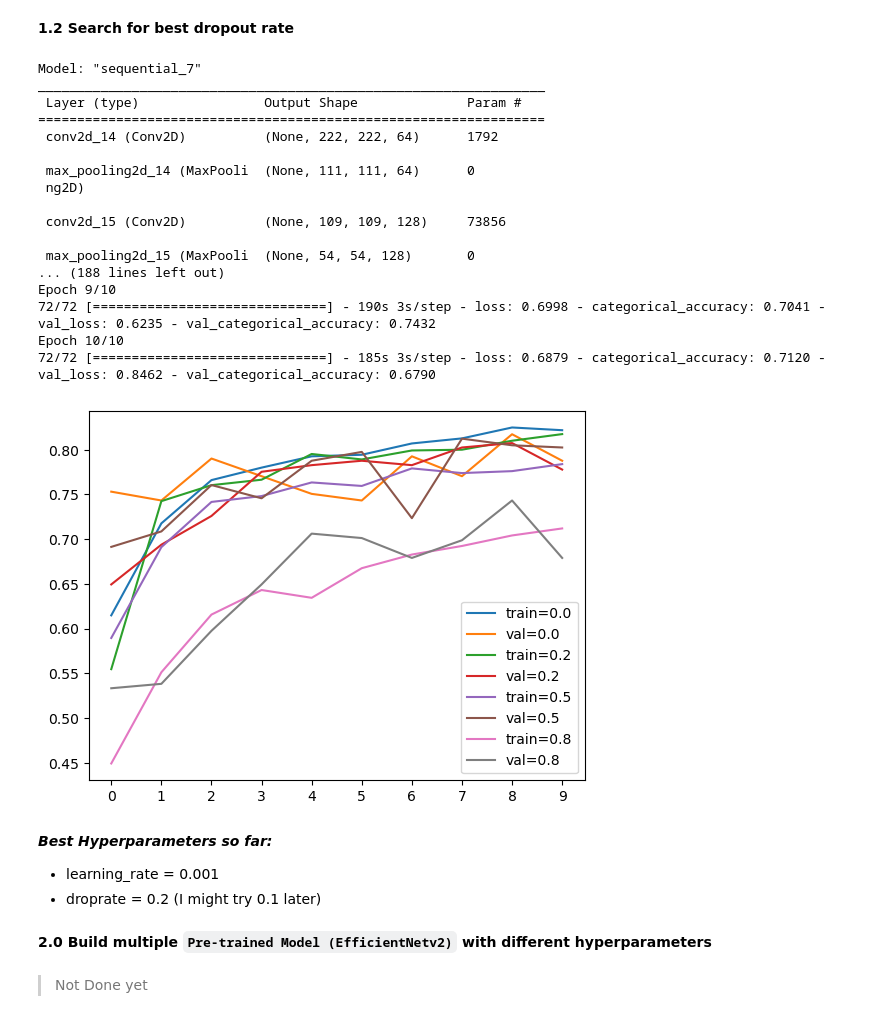
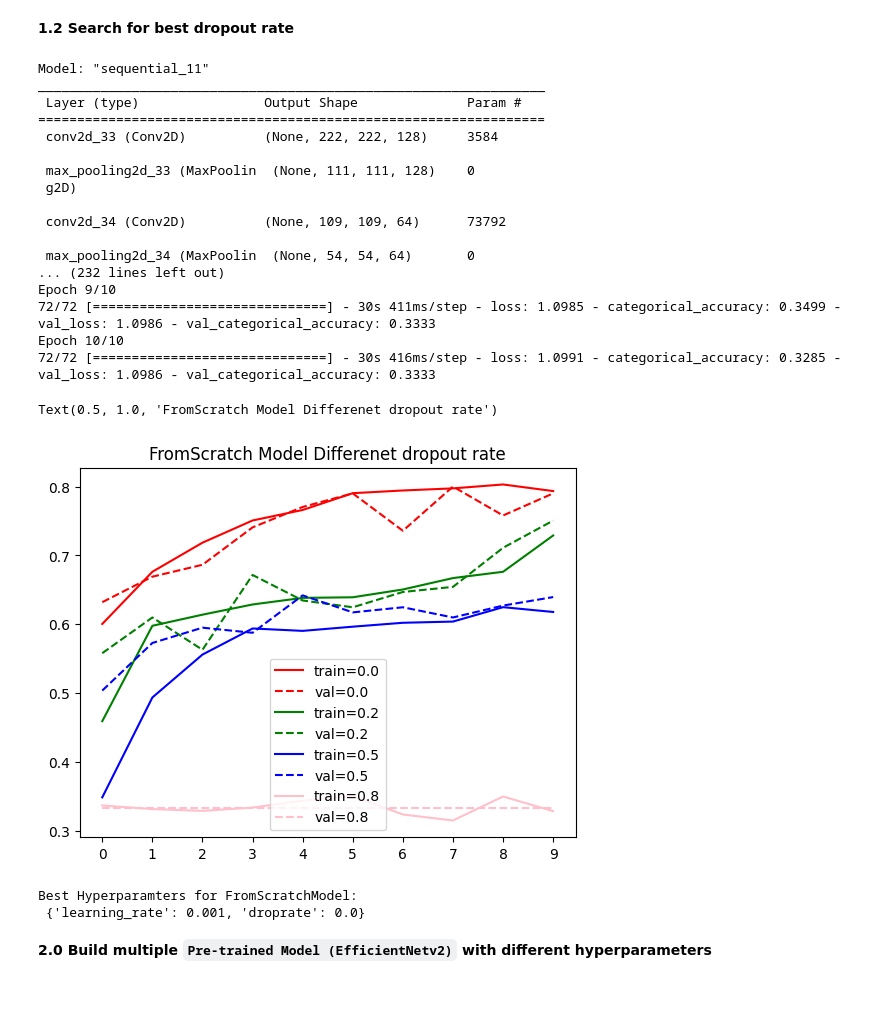
Before and after one commit to M7Saad/SIC-Project, a Jupyter notebook: code.ipynb, the cells around one changed output. Drawn from its saved outputs; the diff is of its cells as text; code cells hidden in the pictures; blank space fills up the shorter version.

Commit message:
completed the hyperparameters search

```diff
--- a/code.ipynb
+++ b/code.ipynb
@@ -350,8 +310,11 @@ Epoch 10/10
 # %%
-for lr, hist in scores.items():
-    plt.plot(hist["categorical_accuracy"], label=(f"train={lr}"))
-    plt.plot(hist["val_categorical_accuracy"], label=(f"val={lr}"))
+colors = ["red", "green", "blue","pink"]
+for i,(lr, hist) in enumerate(scores.items()):
+    plt.plot(hist["categorical_accuracy"], label=(f"train={lr}"),color=colors[i])
+    plt.plot(hist["val_categorical_accuracy"], label=(f"val={lr}"),linestyle='dashed',color=colors[i])
 
 plt.xticks(np.arange(10))
 plt.legend()
+plt.title('FromScratch Model Differenet Learning rate')
+plt.show()
 # %% [output]
@@ -361,10 +324,12 @@ plt.legend()
 del scores[0.1]
 del scores[0.01]
 
-for lr, hist in scores.items():
-    plt.plot(hist["categorical_accuracy"], label=(f"train={lr}"))
-    plt.plot(hist["val_categorical_accuracy"], label=(f"val={lr}"))
+for i,(lr, hist) in enumerate(scores.items()):
+    plt.plot(hist["categorical_accuracy"], label=(f"train={lr}"),color=colors[i])
+    plt.plot(hist["val_categorical_accuracy"], label=(f"val={lr}"),linestyle='dashed',color=colors[i])
 
 plt.xticks(np.arange(10))
 plt.legend()
+plt.title('FromScratch Model Differenet Learning rate')
+plt.show()
 # %% [output]
@@ -372,37 +337,40 @@ plt.legend()
 # %% [markdown]
 **1.2 Search for best dropout rate**
 # %%
-learning_rate = 0.001  # best lr so far
+FromScratch={} #stores the best hyperparamter for FromScratchModel
+FromScratch["learning_rate"] = 0.001  # best lr so far
 scores = {}
 
 for droprate in [0.0, 0.2, 0.5, 0.8]:
-    model = get_builtFromScartchModel(lr=learning_rate, dropout_rate=droprate)
+    model = get_builtFromScartchModel(lr=FromScratch["learning_rate"], dropout_rate=droprate)
     history = model.fit(train_ds, epochs=EPOCHS, validation_data=val_ds)
     scores[droprate] = history.history
 # %% [output]
-Model: "sequential_7"
+Model: "sequential_11"
 _________________________________________________________________
  Layer (type)                Output Shape              Param #
 =================================================================
- conv2d_14 (Conv2D)          (None, 222, 222, 64)      1792
+ conv2d_33 (Conv2D)          (None, 222, 222, 128)     3584
 
- max_pooling2d_14 (MaxPooli  (None, 111, 111, 64)      0
- ng2D)
+ max_pooling2d_33 (MaxPoolin  (None, 111, 111, 128)    0
+ g2D)
 
- conv2d_15 (Conv2D)          (None, 109, 109, 128)     73856
+ conv2d_34 (Conv2D)          (None, 109, 109, 64)      73792
 
- max_pooling2d_15 (MaxPooli  (None, 54, 54, 128)       0
-... (188 lines left out)
+ max_pooling2d_34 (MaxPoolin  (None, 54, 54, 64)       0
+... (232 lines left out)
 Epoch 9/10
-72/72 [==============================] - 190s 3s/step - loss: 0.6998 - categorical_accuracy: 0.7041 - val_loss: 0.6235 - val_categorical_accuracy: 0.7432
+72/72 [==============================] - 30s 411ms/step - loss: 1.0985 - categorical_accuracy: 0.3499 - val_loss: 1.0986 - val_categorical_accuracy: 0.3333
 Epoch 10/10
-72/72 [==============================] - 185s 3s/step - loss: 0.6879 - categorical_accuracy: 0.7120 - val_loss: 0.8462 - val_categorical_accuracy: 0.6790
+72/72 [==============================] - 30s 416ms/step - loss: 1.0991 - categorical_accuracy: 0.3285 - val_loss: 1.0986 - val_categorical_accuracy: 0.3333
 # %%
-for droprate, hist in scores.items():
-    plt.plot(hist["categorical_accuracy"], label=(f"train={droprate}"))
-    plt.plot(hist["val_categorical_accuracy"], label=(f"val={droprate}"))
+for i,(droprate, hist) in enumerate(scores.items()):
+    plt.plot(hist["categorical_accuracy"], label=(f"train={droprate}"),color=colors[i])
+    plt.plot(hist["val_categorical_accuracy"], label=(f"val={droprate}"),linestyle='dashed',color=colors[i])
 
 plt.xticks(np.arange(10))
 plt.legend()
+plt.title('FromScratch Model Differenet dropout rate')
 # %% [output]
+Text(0.5, 1.0, 'FromScratch Model Differenet dropout rate')
-[figure, old version]
+[figure, new version]
@@ -426,12 +377,11 @@ plt.show()
-# %% [markdown]
-**_Best Hyperparameters so far:_**
-
-- learning_rate = 0.001
-- droprate = 0.2 (I might try 0.1 later)
+# %%
+FromScratch["droprate"]=0.0
+print('Best Hyperparamters for FromScratchModel:\n',FromScratch)
+# %% [output]
+Best Hyperparamters for FromScratchModel:
+ {'learning_rate': 0.001, 'droprate': 0.0}
 # %% [markdown]
 **2.0 Build multiple `Pre-trained Model (EfficientNetv2)` with different hyperparameters**
-# %% [markdown]
-> Not Done yet
 # %%
 # Load the EfficientNetV2 pre-trained model from TensorFlow Hub, recommended input size is 240x240 pixels
 module_url = (
```
Also changed, not shown: parts of 32 cells of this notebook, 2 other files.
